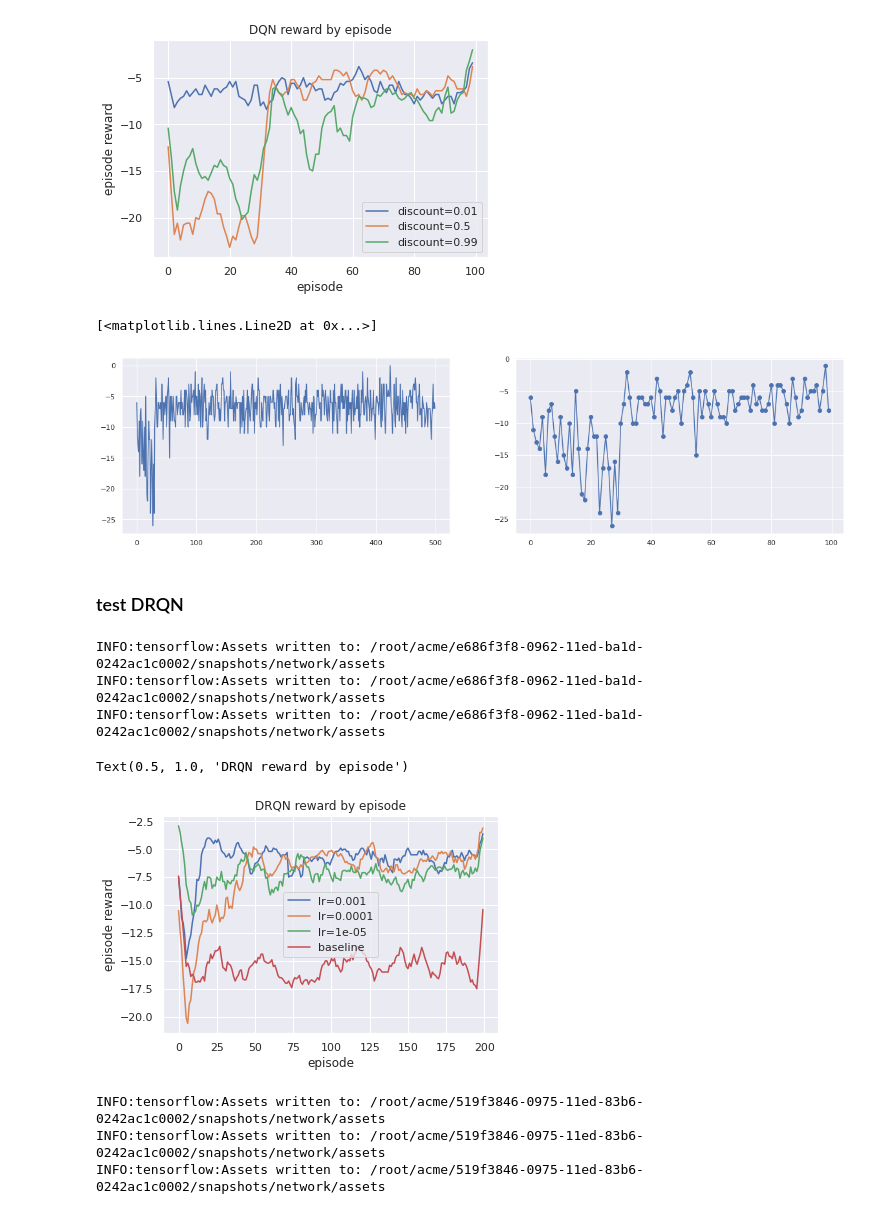
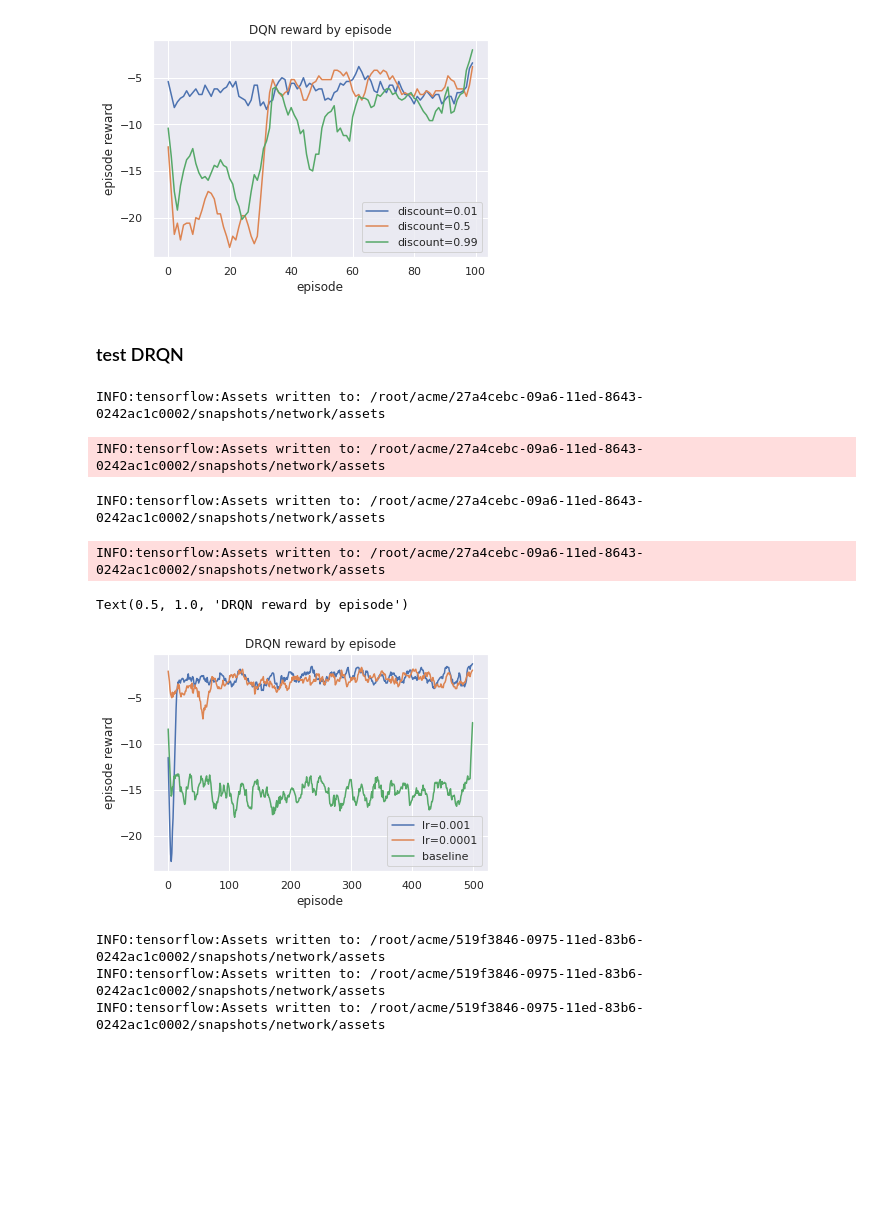
Before and after one commit to lynn0503/NMA2022DL_Mohinga_Project, a Jupyter notebook: human_rl_v2.ipynb, the cells around one changed output. Cells and saved outputs as stored; diff of their text form; code cells hidden in the pictures; blank space fills up the shorter version.

```diff
--- a/human_rl_v2.ipynb
+++ b/human_rl_v2.ipynb
@@ -208,7 +210,7 @@ class NBack(dm_env.Environment):
                N=2,
                episode_steps=32,
                n_episodes=100,
-               stimuli_choices=list('ABCDEF'),
+               stimuli_choices=list('ABCDEFGHIJKLMN'),
                human_data=None,
                seed=1,
                ):
@@ -254,18 +256,18 @@ class NBack(dm_env.Environment):
       # self.stimuli = np.random.choice(self.stimuli_choices, self.episode_steps)
       # FIXME This is a fix for acme & reverb issue with string observation. Agent should be able to handle strings
       self.stimuli = np.random.choice(len(self.stimuli_choices), self.episode_steps).astype(np.float32)
-    #   self.stimuli = np.empty(episode_steps)
-      # match prob will be slightly higher than non-match prob
-    #   for i in range(episode_steps):
-    #     if i<N:
-    #         self.stimuli[i]=np.random.choice(len(self.stimuli_choices))
-    #     else:
-    #         rand=np.random.random()
-    #         if rand < 0.4:
-    #             self.stimuli[i]=self.stimuli[i-N]
-    #         else:
-    #             self.stimuli[i]=np.random.choice(len(self.stimuli_choices))
-    #   print(self.stimuli)
+      # self.stimuli = np.empty(episode_steps)
+      # # match prob will be slightly higher than non-match prob
+      # for i in range(episode_steps):
+      #   if i<N:
+      #       self.stimuli[i]=np.random.choice(len(self.stimuli_choices))
+      #   else:
+      #       rand=np.random.random()
+      #       if rand < 0.4:
+      #           self.stimuli[i]=self.stimuli[i-N]
+      #       else:
+      #           self.stimuli[i]=np.random.choice(len(self.stimuli_choices))
+      # print(self.stimuli)
     else:
       # randomly choose a subject from the human data and follow her trials and responses.
       # FIXME should we always use one specific human subject or randomly select one in each episode?
@@ -381,11 +383,11 @@ class NBack(dm_env.Environment):
 
 
   @staticmethod
-  def create_environment(N,episode_steps,n_episodes):
+  def create_environment(N,episode_steps,n_episodes,human_data):
     """Utility function to create a N-back environment and its spec."""
 
     # Make sure the environment outputs single-precision floats.
-    environment = wrappers.SinglePrecisionWrapper(NBack(N,episode_steps,n_episodes))
+    environment = wrappers.SinglePrecisionWrapper(NBack(N,episode_steps,n_episodes,human_data=None))
 
     # Grab the spec of the environment.
     environment_spec = specs.make_environment_spec(environment)
@@ -607,25 +609,15 @@ plt.title("DQN reward by episode")
 # %% [output]
 Text(0.5, 1.0, 'DQN reward by episode')
 [figure]
-# %%
-fig,(ax1, ax2)=plt.subplots(1,2,figsize=(20,5))
-
-episode_return=logs_dqn['episode_return']
-ax1.plot(episode_return)
-
-ax2.plot(episode_return[0:100],'-o')
-# %% [output]
-[<matplotlib.lines.Line2D at 0x...>]
-[figure, removed]
 # %% [markdown]
 ### test DRQN
 # %%
 # # test DRQN
 # # construct a DRQN agent
 
-n_episodes = 200
+n_episodes = 500
 # epsilon default 0.05
-for learning_rate in [1e-3,1e-4,1e-5]:
+for learning_rate in [1e-3,1e-4]:
   agent_r2d2 = r2d2.R2D2(
       environment_spec=env_spec,
       network=r2d2_make_network(env_spec.actions),
@@ -634,38 +626,39 @@ for learning_rate in [1e-3,1e-4,1e-5]:
       replay_period=10,
       epsilon=0.05,
       learning_rate=learning_rate,
       min_replay_size=32,
       logger=loggers.InMemoryLogger(),
       checkpoint=False)
 
   loop = EnvironmentLoop(env, agent_r2d2, logger=loggers.InMemoryLogger())
   loop.run(n_episodes)
 
   logs_r2d2 = pd.DataFrame(loop._logger._data)
   episode_return=logs_r2d2['episode_return']
   plt.plot(moving_average(episode_return,10),label="lr="+str(learning_rate))
 
 agent_random = RandomAgent(env_spec)
 loop = EnvironmentLoop(env, agent_random, logger=loggers.InMemoryLogger())
 loop.run(n_episodes)
 logs_random = pd.DataFrame(loop._logger._data)
 episode_return=logs_random['episode_return']
 plt.plot(moving_average(episode_return,10),label="baseline")
 
 plt.legend()
 plt.ylabel("episode reward")
 plt.xlabel("episode")
 plt.title("DRQN reward by episode")
 
 # print logs
 # logs_r2d2 = pd.DataFrame(loop._logger._data)
 # logs_r2d2.tail()
 # %% [output]
-INFO:tensorflow:Assets written to: /root/acme/e686f3f8-0962-11ed-ba1d-0242ac1c0002/snapshots/network/assets
-INFO:tensorflow:Assets written to: /root/acme/e686f3f8-0962-11ed-ba1d-0242ac1c0002/snapshots/network/assets
-INFO:tensorflow:Assets written to: /root/acme/e686f3f8-0962-11ed-ba1d-0242ac1c0002/snapshots/network/assets
+INFO:tensorflow:Assets written to: /root/acme/27a4cebc-09a6-11ed-8643-0242ac1c0002/snapshots/network/assets
-Text(0.5, 1.0, 'DRQN reward by episode')
+INFO:tensorflow:Assets written to: /root/acme/27a4cebc-09a6-11ed-8643-0242ac1c0002/snapshots/network/assets
+INFO:tensorflow:Assets written to: /root/acme/27a4cebc-09a6-11ed-8643-0242ac1c0002/snapshots/network/assets
+INFO:tensorflow:Assets written to: /root/acme/27a4cebc-09a6-11ed-8643-0242ac1c0002/snapshots/network/assets
+Text(0.5, 1.0, 'DRQN reward by episode')
-[figure, old version]
+[figure, new version]
 # %%
 # # test DRQN
 # # construct a DRQN agent
```
Also changed, not shown: parts of 17 cells of this notebook.
